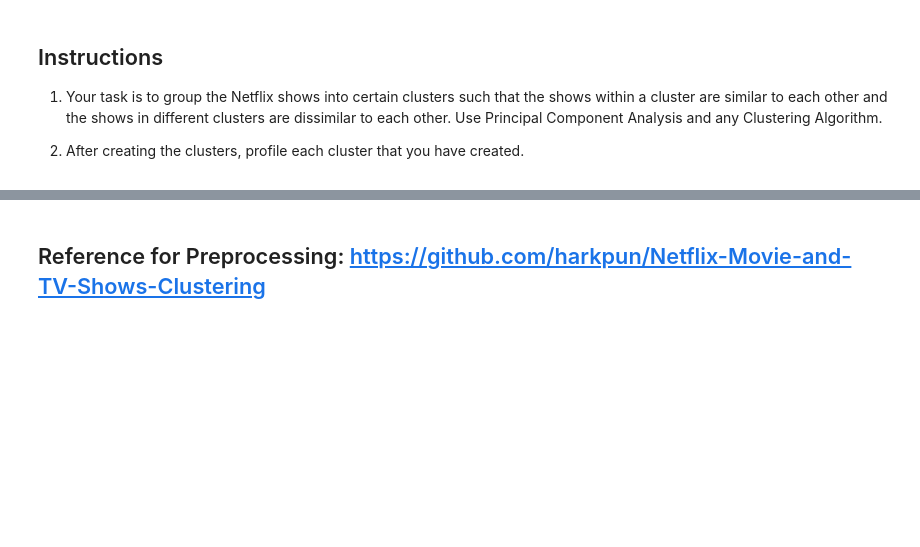
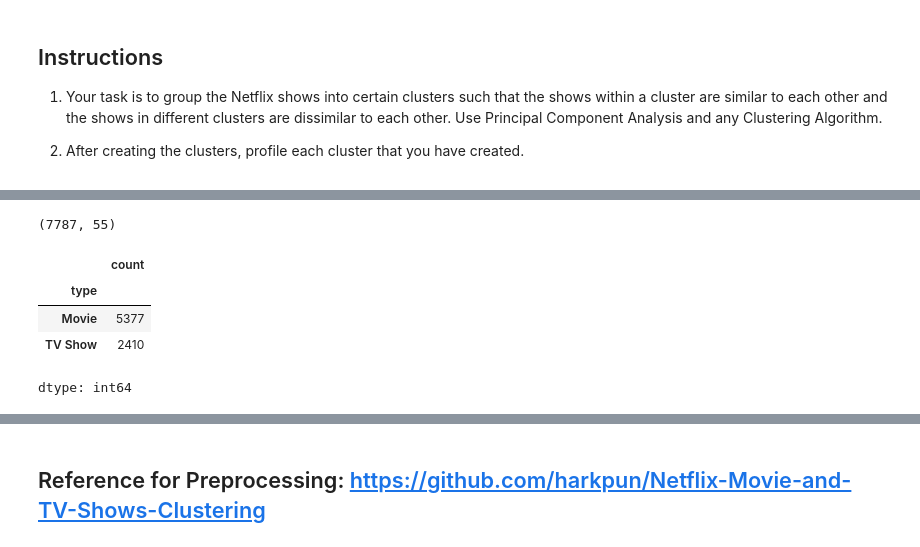
Before and after one commit to machiwao/CCADMACL_EXERCISES_COM222ML, a Jupyter notebook: exercise6.ipynb, the cells around one changed output, grey strips where cells are left out. Saved outputs shown, nothing was run; the diff lists cells and outputs as text; code cells hidden in the pictures; blank space fills up the shorter version.

```diff
--- a/exercise6.ipynb
+++ b/exercise6.ipynb
@@ -19,3 +70,15 @@ df = pd.read_csv("https://github.com/robitussin/CCADMACL_EXERCISES/blob/353cd847
+# %%
+df.shape
+# %% [output]
+(7787, 55)
+# %%
+df['type'].value_counts()
+# %% [output]
+|  | count |
+| type |  |
+| Movie | 5377 |
+| TV Show | 2410 |
+dtype: int64
 # %%
 df.head()
 # %% [output]
```
Also changed, not shown: parts of 25 cells of this notebook.
